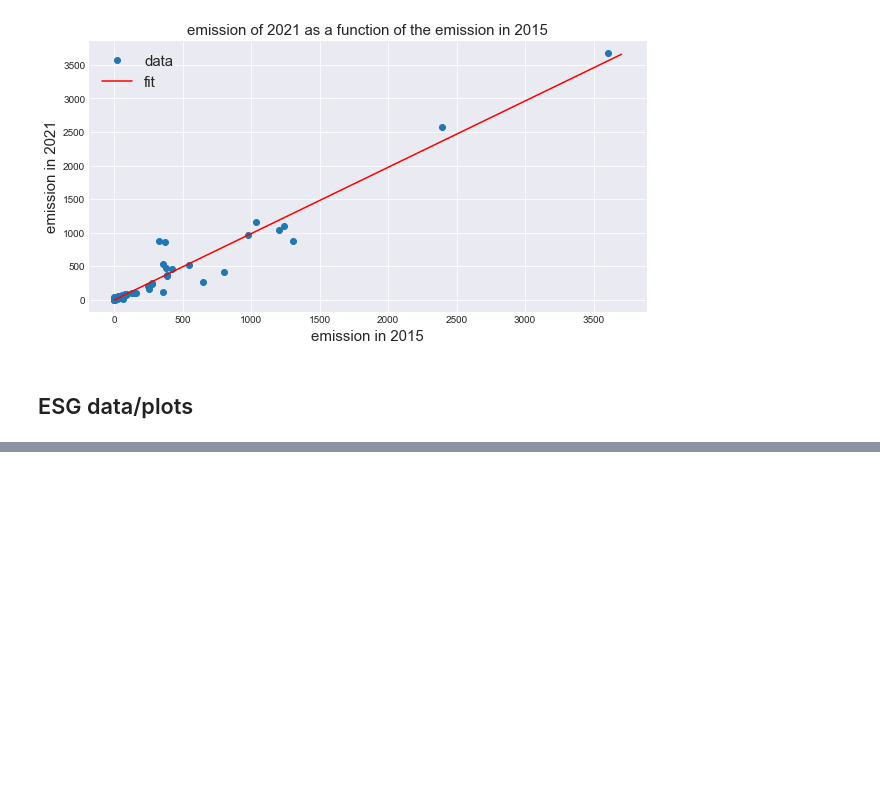
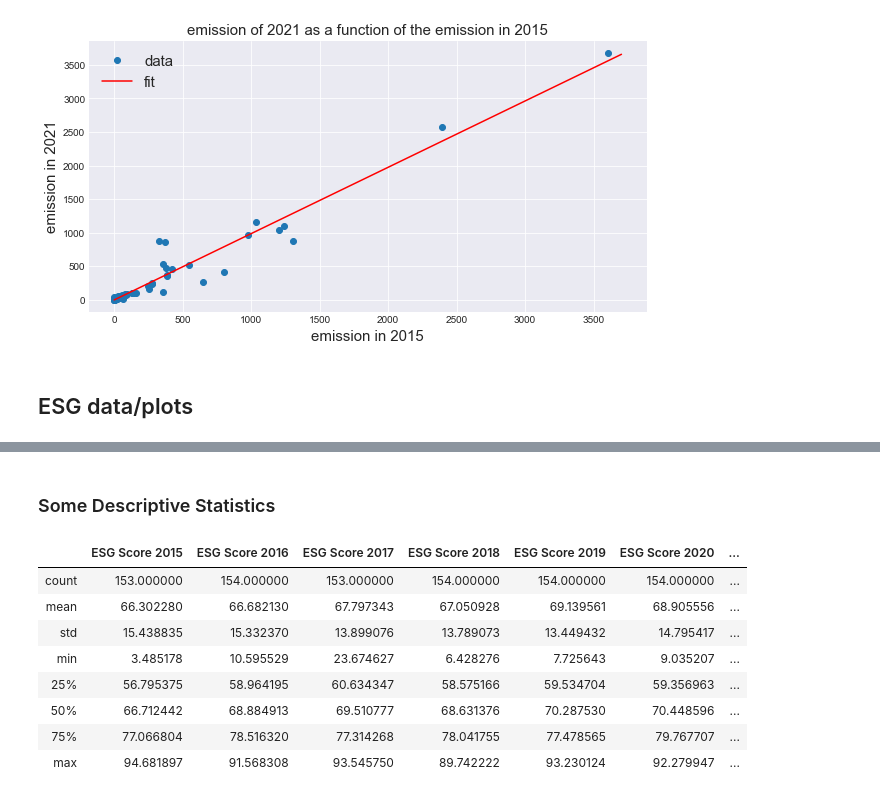
Before and after one commit to AukeVanSighem/ECB-Bond-Purchases, a Jupyter notebook: DataAnalysis.ipynb, the cells around one changed output, grey strips where cells are left out. Drawn from its saved outputs; the diff is of its cells as text; code cells hidden in the pictures; blank space fills up the shorter version.

```diff
--- a/DataAnalysis.ipynb
+++ b/DataAnalysis.ipynb
@@ -379,0 +374,14 @@ plt.show()
+# %% [markdown]
+### Some Descriptive Statistics
+# %%
+esg_company_data.describe()
+# %% [output]
+|  | ESG Score 2015 | ESG Score 2016 | ESG Score 2017 | ESG Score 2018 | ESG Score 2019 | ESG Score 2020 | ... |
+| count | 153.000000 | 154.000000 | 153.000000 | 154.000000 | 154.000000 | 154.000000 | ... |
+| mean | 66.302280 | 66.682130 | 67.797343 | 67.050928 | 69.139561 | 68.905556 | ... |
+| std | 15.438835 | 15.332370 | 13.899076 | 13.789073 | 13.449432 | 14.795417 | ... |
+| min | 3.485178 | 10.595529 | 23.674627 | 6.428276 | 7.725643 | 9.035207 | ... |
+| 25% | 56.795375 | 58.964195 | 60.634347 | 58.575166 | 59.534704 | 59.356963 | ... |
+| 50% | 66.712442 | 68.884913 | 69.510777 | 68.631376 | 70.287530 | 70.448596 | ... |
+| 75% | 77.066804 | 78.516320 | 77.314268 | 78.041755 | 77.478565 | 79.767707 | ... |
+| max | 94.681897 | 91.568308 | 93.545750 | 89.742222 | 93.230124 | 92.279947 | ... |
```
Also changed, not shown: parts of 5 cells of this notebook.
